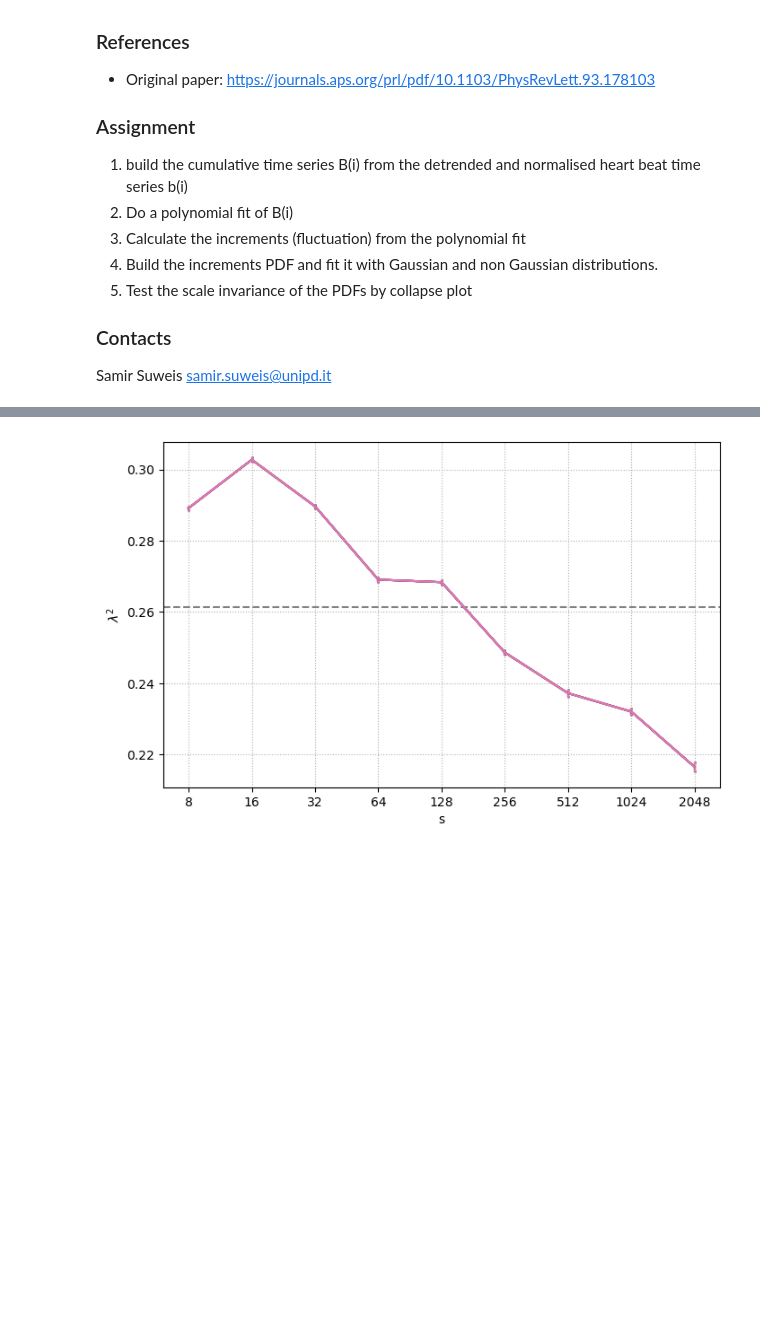
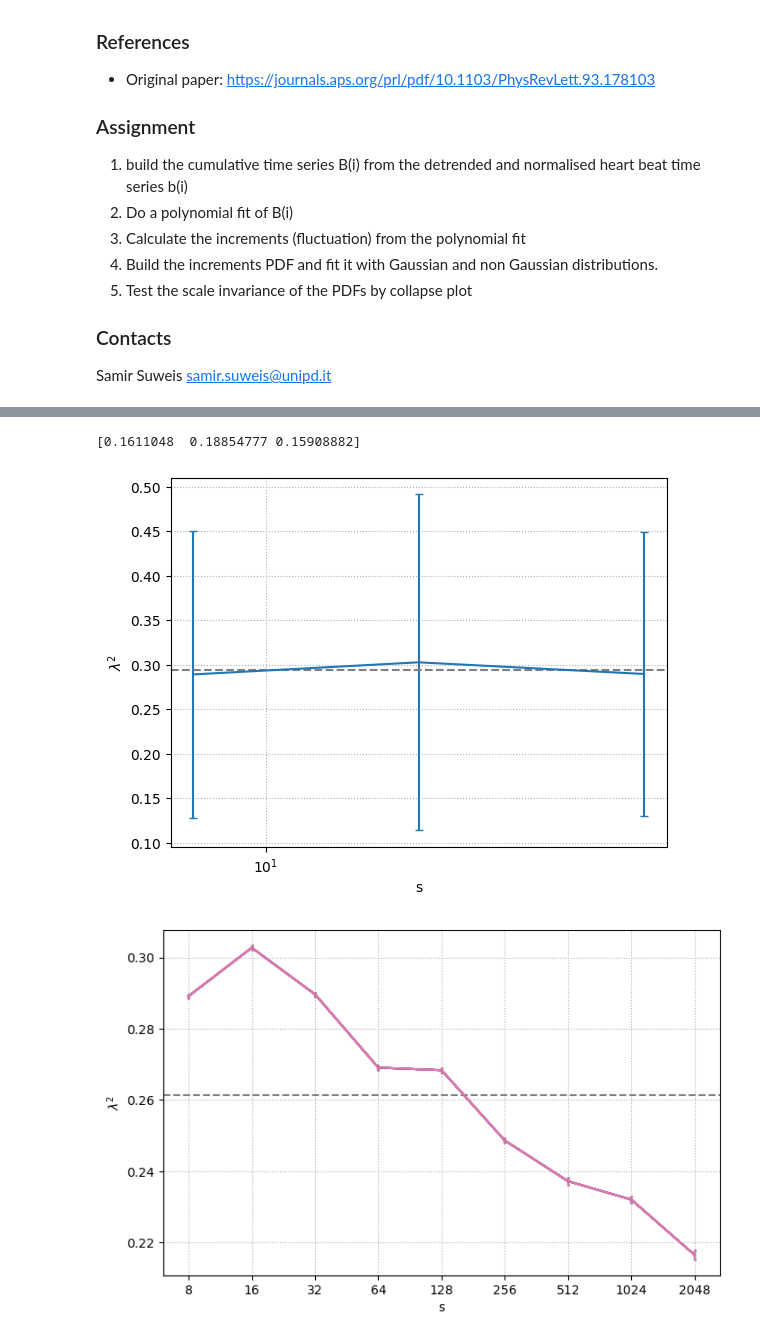
Before and after one commit to mihribanyvs/Critical_Scale_Invariance_in_HHHR, a Jupyter notebook: Project-4.ipynb, the cells around one changed output, grey strips where cells are left out. Cells and saved outputs as stored; diff of their text form; code cells hidden in the pictures; blank space fills up the shorter version.

```diff
--- a/Project-4.ipynb
+++ b/Project-4.ipynb
@@ -205,3 +208,16 @@ plt.show()
+# %%
+lams_er=2*lams_er*np.sqrt(lams)
+plt.errorbar(s_vals, lams, yerr = lams_er, capsize =3)
+print(lams_er)
+plt.axhline(y=mean_lams, linestyle='dashed', color='grey', label = fr'$<\lambda^2$>={mean_lams:.2f}' )
+plt.grid(linestyle='dotted')
+plt.xscale('log', subs=[])
+plt.xlabel('s')
+plt.ylabel('$\lambda^2$')
+plt.show()
+# %% [output]
+[0.1611048  0.18854777 0.15908882]
+[figure, added]
 # %%
 #Lambda^2 over S
 
```
Also changed, not shown: parts of 5 cells of this notebook.
